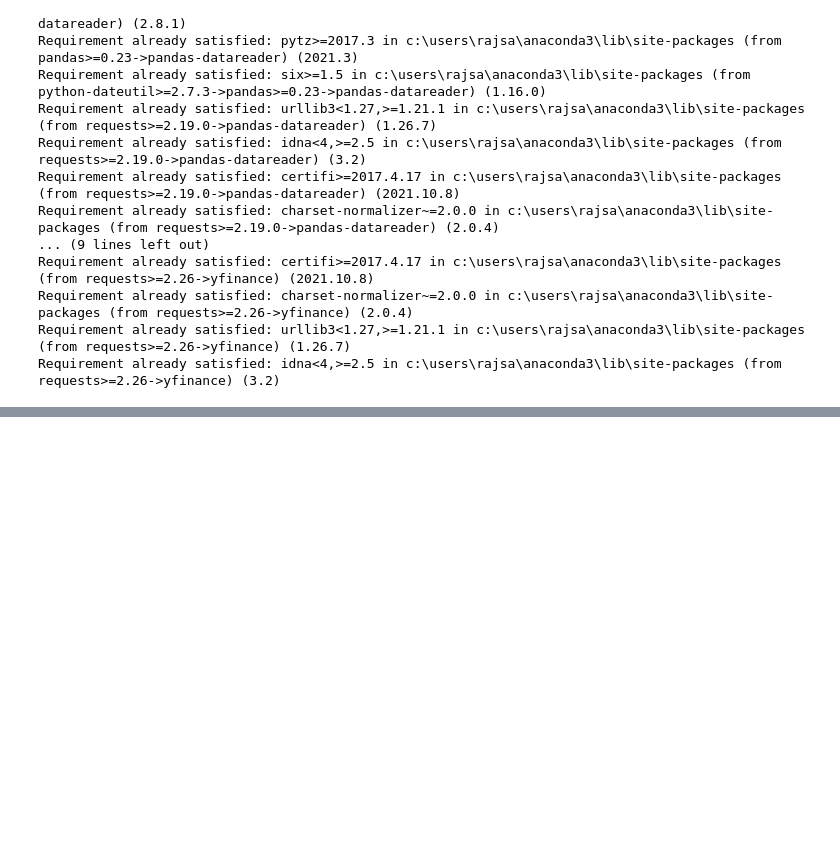
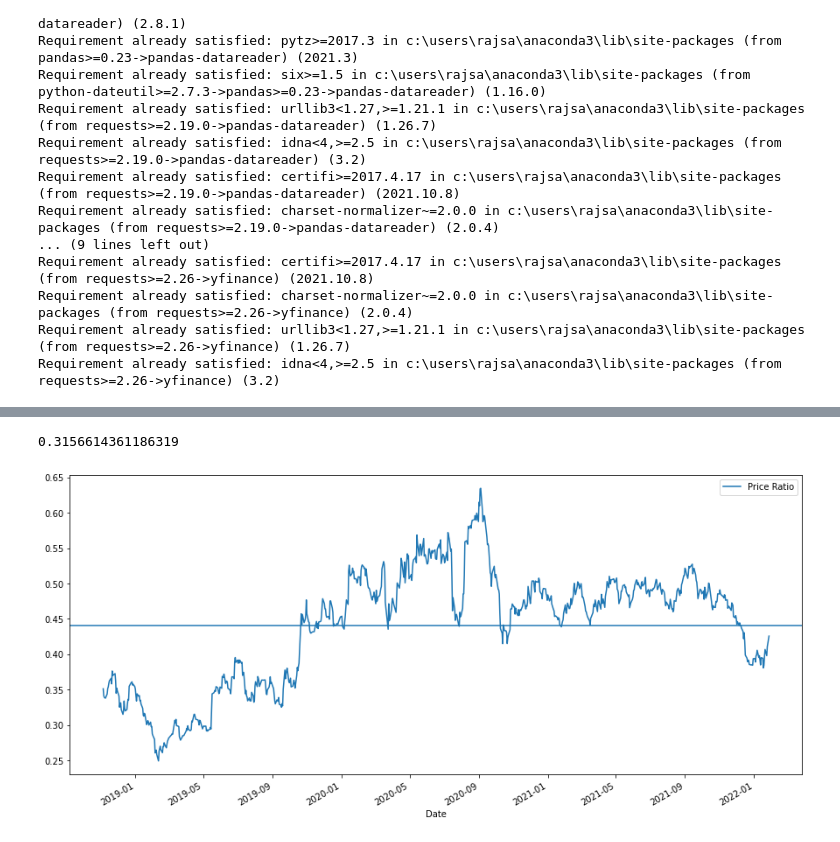
Before and after one commit to nobiSaR/Pairs_Trading, a Jupyter notebook: PairsTrading_part2.ipynb, the cells around one changed output, grey strips where cells are left out. Cells and saved outputs as stored; diff of their text form; code cells hidden in the pictures; blank space fills up the shorter version.

```diff
--- a/PairsTrading_part2.ipynb
+++ b/PairsTrading_part2.ipynb
@@ -160,0 +149,13 @@ print(len(pairs))
+# %%
+S1 = d['TATACONSUM.NS']
+S2 = d['INFY.NS']
+score, pvalue, _ = coint(S1, S2)
+print(pvalue)
+ratios = S1 / S2
+ratios.plot(figsize=(15,7))
+plt.axhline(ratios.mean())
+plt.legend(['Price Ratio'])
+plt.show()
+# %% [output]
+0.3156614361186319
+[figure, added]
```
Also changed, not shown: parts of 10 cells of this notebook, 4 other files.
